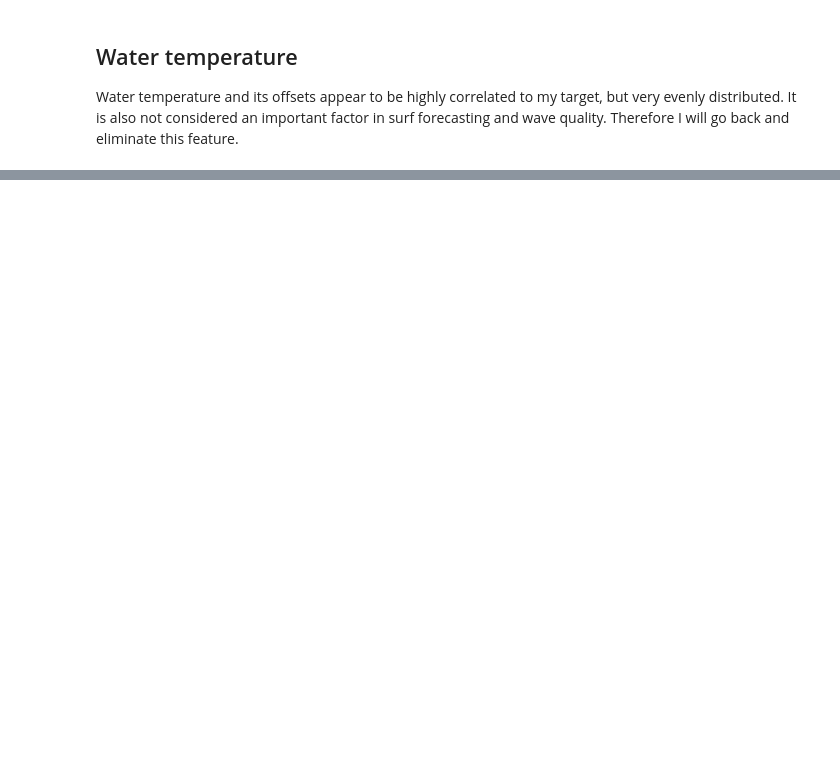
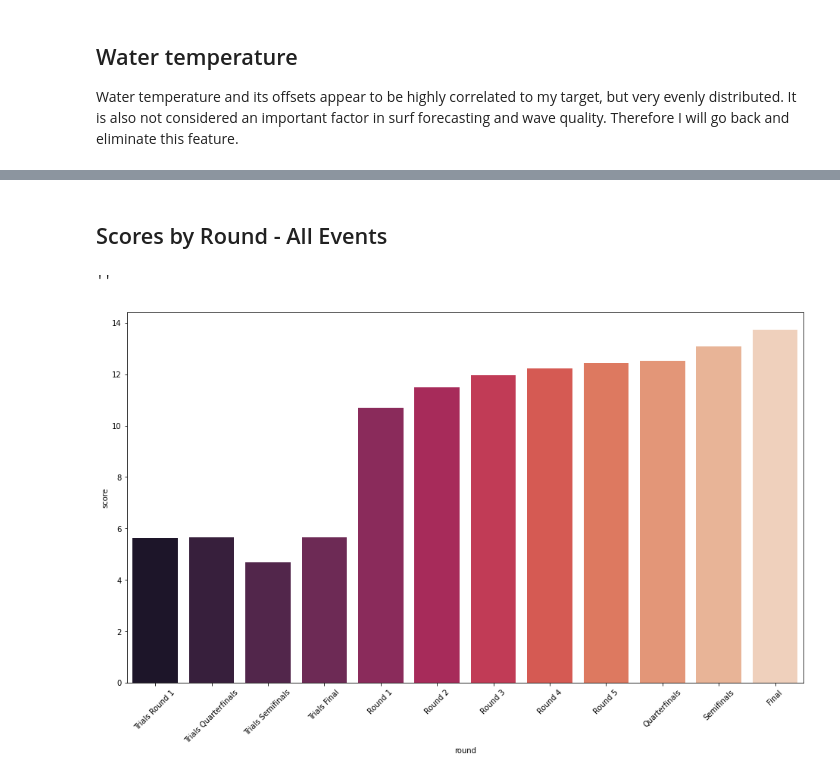
Before and after one commit to pezpet/capstone, a Jupyter notebook: code/05-eda.ipynb, the cells around one changed output, grey strips where cells are left out. Saved outputs shown, nothing was run; the diff lists cells and outputs as text; code cells hidden in the pictures; blank space fills up the shorter version.

```diff
--- a/code/05-eda.ipynb
+++ b/code/05-eda.ipynb
@@ -79,0 +165,17 @@ Water temperature and its offsets appear to be highly correlated to my target, b
+# %% [markdown]
+## Scores by Round - All Events
+# %%
+df = all_events.groupby(by='round').mean()
+df = df.reset_index()
+plt.figure(figsize=(16,9))
+sns.barplot(
+    x=df['round'],
+    y=df['score'],
+    order=['Trials Round 1', 'Trials Quarterfinals', 'Trials Semifinals', 'Trials Final', 'Round 1', 'Round 2', 'Round 3', 'Round 4', 'Round 5', 'Quarterfinals', 'Semifinals', 'Final'],
+    palette='rocket'
+)
+plt.xticks(rotation=45)
+;
+# %% [output]
+''
+[figure, added]
```
Also changed, not shown: parts of 24 cells of this notebook, 3 other files.
